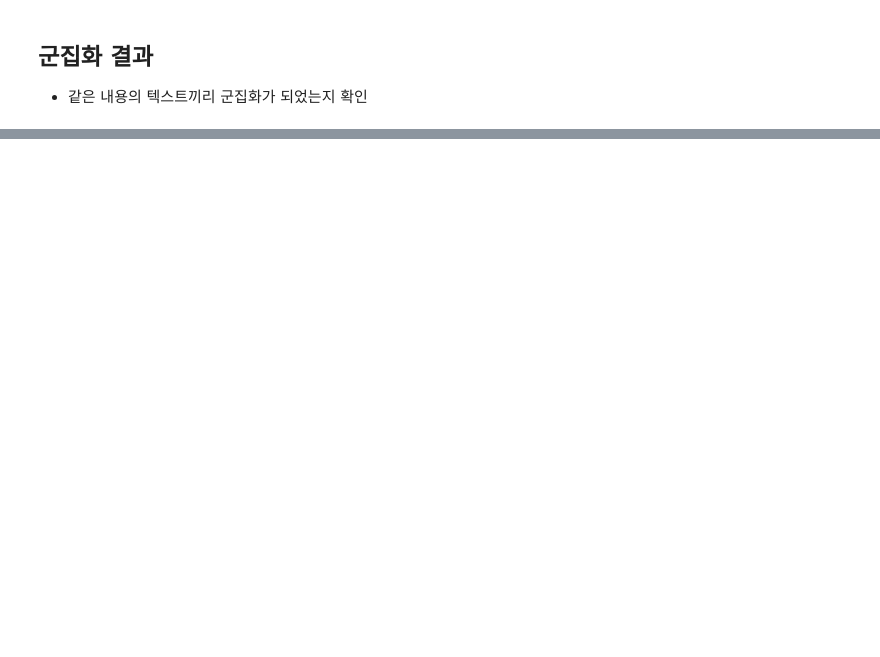
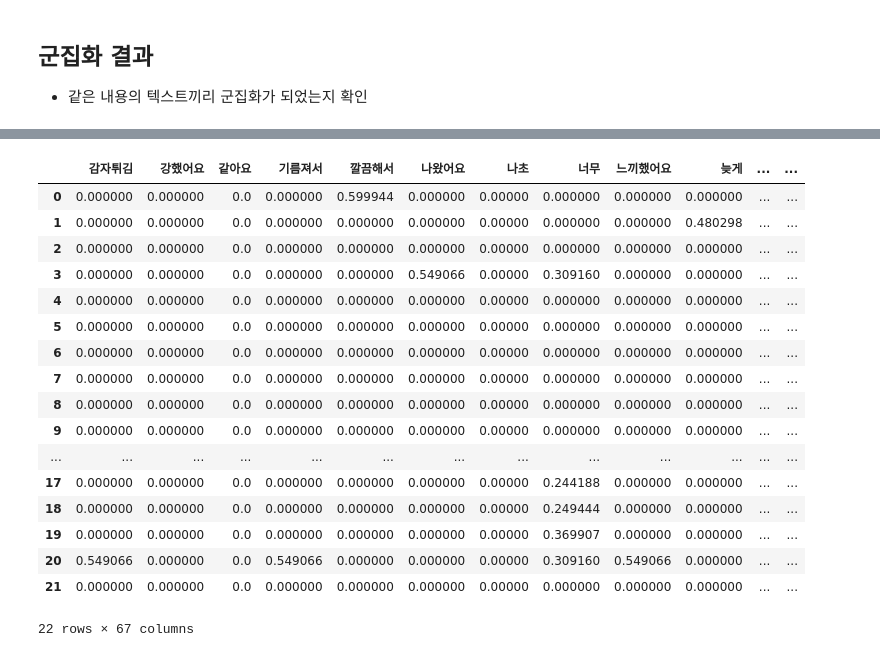
Before and after one commit to dydwoj/pythonsource, a Jupyter notebook: analytics/text/05. 텍스트 군집분석.ipynb, the cells around one changed output, grey strips where cells are left out. Saved outputs shown, nothing was run; the diff lists cells and outputs as text; code cells hidden in the pictures; blank space fills up the shorter version.

```diff
--- a/analytics/text/05. 텍스트 군집분석.ipynb
+++ b/analytics/text/05. 텍스트 군집분석.ipynb
@@ -61,0 +57,3 @@ corpus = [
+# %%
+# Pecab : 품사, 형태소 분석하는 도구
+pecab = PeCab()
@@ -61,0 +71,7 @@ corpus = [
+# %%
+# 제거할 품사(조사) 작업하기
+
+for text, pos in pecab.pos(corpus[-1]):
+    # print(text, pos)
+    if not pos.startswith("J"):
+        print(text, pos)
@@ -61,0 +86,14 @@ corpus = [
+# %%
+# 위 개념을 적용한 함수 작성
+# 조사와 구둣점(느낌표) 제거
+
+# drop_space : 문자가 가지고 있는 공백 제거 유무
+# False : 공백 제거하지 말기
+
+corpus_pecab = []
+for corpus_text in corpus:
+    join_text = []
+    for text, pos in pecab.pos(corpus_text, drop_space=False):
+        if (not pos.startswith("J")) and (pos not in ['SF']):
+            join_text.append(text)
+    corpus_pecab.append("".join(join_text))
@@ -69,0 +286,22 @@ corpus = [
+# %%
+df_dtm = pd.DataFrame(dtm.toarray(), columns=vect.get_feature_names_out())
+df_dtm
+# %% [output]
+|  | 감자튀김 | 강했어요 | 같아요 | 기름져서 | 깔끔해서 | 나왔어요 | 나초 | 너무 | 느끼했어요 | 늦게 | ... | ... |
+| 0 | 0.000000 | 0.000000 | 0.0 | 0.000000 | 0.599944 | 0.000000 | 0.00000 | 0.000000 | 0.000000 | 0.000000 | ... | ... |
+| 1 | 0.000000 | 0.000000 | 0.0 | 0.000000 | 0.000000 | 0.000000 | 0.00000 | 0.000000 | 0.000000 | 0.480298 | ... | ... |
+| 2 | 0.000000 | 0.000000 | 0.0 | 0.000000 | 0.000000 | 0.000000 | 0.00000 | 0.000000 | 0.000000 | 0.000000 | ... | ... |
+| 3 | 0.000000 | 0.000000 | 0.0 | 0.000000 | 0.000000 | 0.549066 | 0.00000 | 0.309160 | 0.000000 | 0.000000 | ... | ... |
+| 4 | 0.000000 | 0.000000 | 0.0 | 0.000000 | 0.000000 | 0.000000 | 0.00000 | 0.000000 | 0.000000 | 0.000000 | ... | ... |
+| 5 | 0.000000 | 0.000000 | 0.0 | 0.000000 | 0.000000 | 0.000000 | 0.00000 | 0.000000 | 0.000000 | 0.000000 | ... | ... |
+| 6 | 0.000000 | 0.000000 | 0.0 | 0.000000 | 0.000000 | 0.000000 | 0.00000 | 0.000000 | 0.000000 | 0.000000 | ... | ... |
+| 7 | 0.000000 | 0.000000 | 0.0 | 0.000000 | 0.000000 | 0.000000 | 0.00000 | 0.000000 | 0.000000 | 0.000000 | ... | ... |
+| 8 | 0.000000 | 0.000000 | 0.0 | 0.000000 | 0.000000 | 0.000000 | 0.00000 | 0.000000 | 0.000000 | 0.000000 | ... | ... |
+| 9 | 0.000000 | 0.000000 | 0.0 | 0.000000 | 0.000000 | 0.000000 | 0.00000 | 0.000000 | 0.000000 | 0.000000 | ... | ... |
+| ... | ... | ... | ... | ... | ... | ... | ... | ... | ... | ... | ... | ... |
+| 17 | 0.000000 | 0.000000 | 0.0 | 0.000000 | 0.000000 | 0.000000 | 0.00000 | 0.244188 | 0.000000 | 0.000000 | ... | ... |
+| 18 | 0.000000 | 0.000000 | 0.0 | 0.000000 | 0.000000 | 0.000000 | 0.00000 | 0.249444 | 0.000000 | 0.000000 | ... | ... |
+| 19 | 0.000000 | 0.000000 | 0.0 | 0.000000 | 0.000000 | 0.000000 | 0.00000 | 0.369907 | 0.000000 | 0.000000 | ... | ... |
+| 20 | 0.549066 | 0.000000 | 0.0 | 0.549066 | 0.000000 | 0.000000 | 0.00000 | 0.309160 | 0.549066 | 0.000000 | ... | ... |
+| 21 | 0.000000 | 0.000000 | 0.0 | 0.000000 | 0.000000 | 0.000000 | 0.00000 | 0.000000 | 0.000000 | 0.000000 | ... | ... |
+22 rows × 67 columns
```
Also changed, not shown: parts of 22 cells of this notebook, 8 other files.
